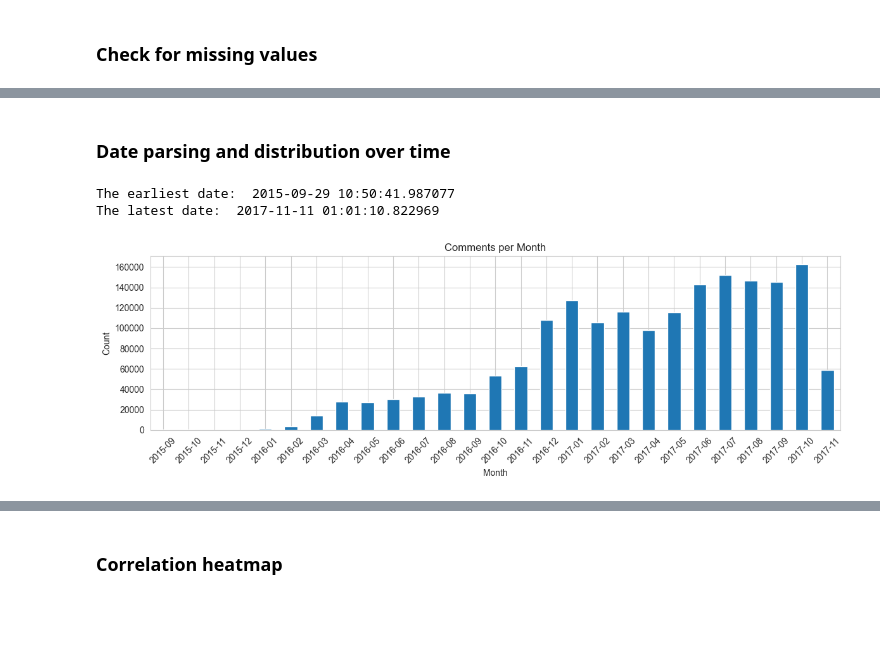
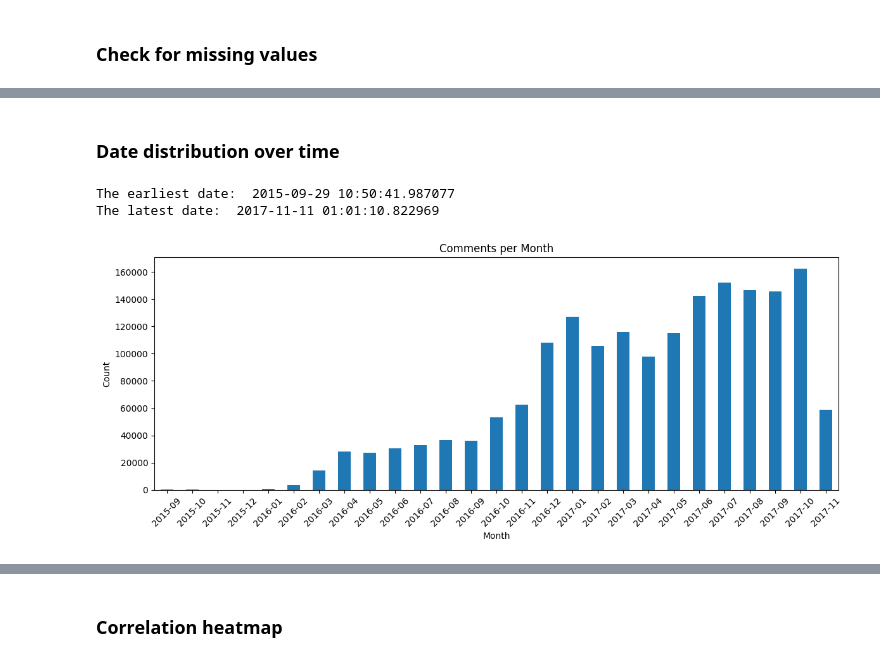
Before and after one commit to Hubizon/abuse-detection, a Jupyter notebook: notebooks/01_eda.ipynb, the cells around one changed output, grey strips where cells are left out. Saved outputs shown, nothing was run; the diff lists cells and outputs as text; code cells hidden in the pictures; blank space fills up the shorter version.

```diff
--- a/notebooks/01_eda.ipynb
+++ b/notebooks/01_eda.ipynb
@@ -2,7 +2,11 @@
 # Exploratory Data Analysis
 # %%
 import pandas as pd
+import numpy as np
 import matplotlib.pyplot as plt
 import seaborn as sns
 from sklearn.feature_extraction.text import CountVectorizer
-import numpy as np
+from datetime import datetime
+
+plt.rcParams['figure.figsize'] = (12, 5)
+print(f"Analysis timestamp: {datetime.now().strftime('%Y-%m-%d %H:%M:%S')}")
@@ -71,21 +222,23 @@ df_raw[df_raw['comment_text'].isna()]
 # %% [markdown]
-### Date parsing and distribution over time
+### Date distribution over time
 # %%
 df_raw['created_date'] = pd.to_datetime(df_raw['created_date'], errors='coerce').dt.tz_localize(None)
+df_raw['month'] = df_raw['created_date'].dt.to_period('M')
+
 print('The earliest date: ', df_raw['created_date'].min())
 print('The latest date: ', df_raw['created_date'].max())
 
-monthly_counts = df_raw['created_date'].dt.to_period('M').value_counts().sort_index()
+monthly_counts = df_raw['month'].value_counts().sort_index()
 months_str = monthly_counts.index.strftime('%Y-%m')
 
-monthly_counts.plot(kind='bar', figsize=(12, 4))
+monthly_counts.plot(kind='bar')
 plt.xlabel('Month')
 plt.ylabel('Count')
 plt.title('Comments per Month')
 plt.xticks(rotation=45)
 plt.tight_layout()
 plt.show()
 # %% [output]
 The earliest date:  2015-09-29 10:50:41.987077
 The latest date:  2017-11-11 01:01:10.822969
-[figure, old version]
+[figure, new version]
```
Also changed, not shown: parts of 39 cells of this notebook, 2 other files.
